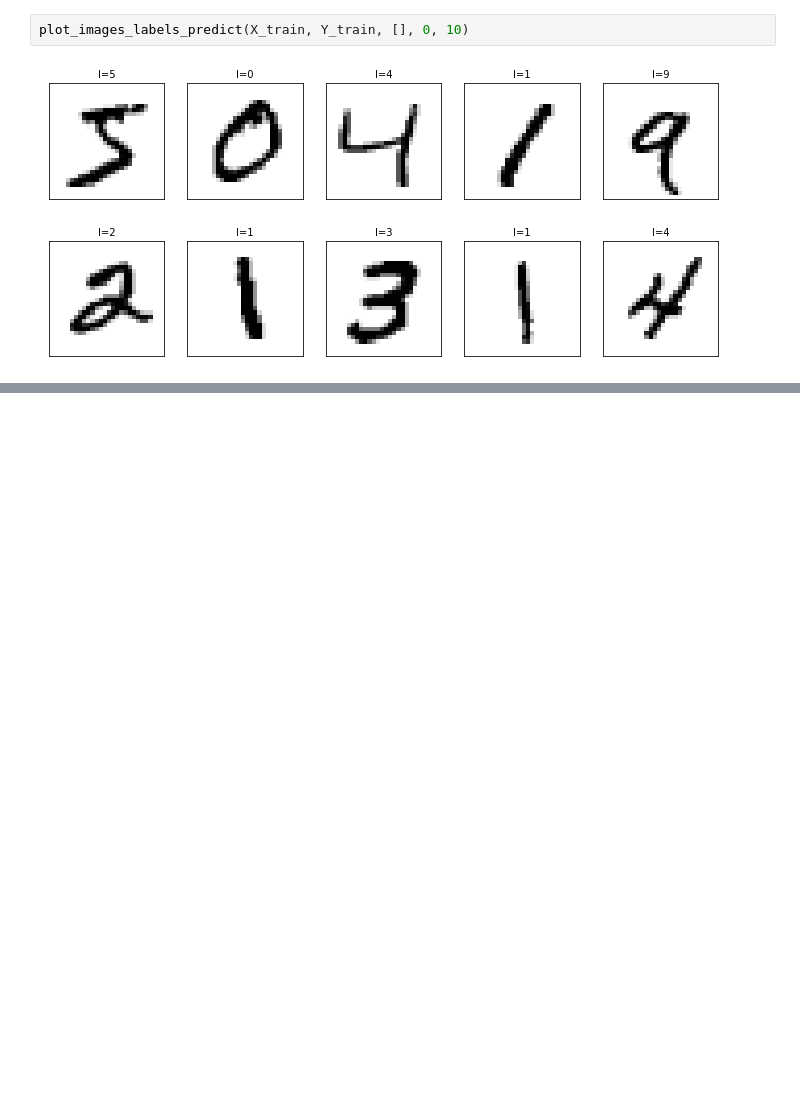
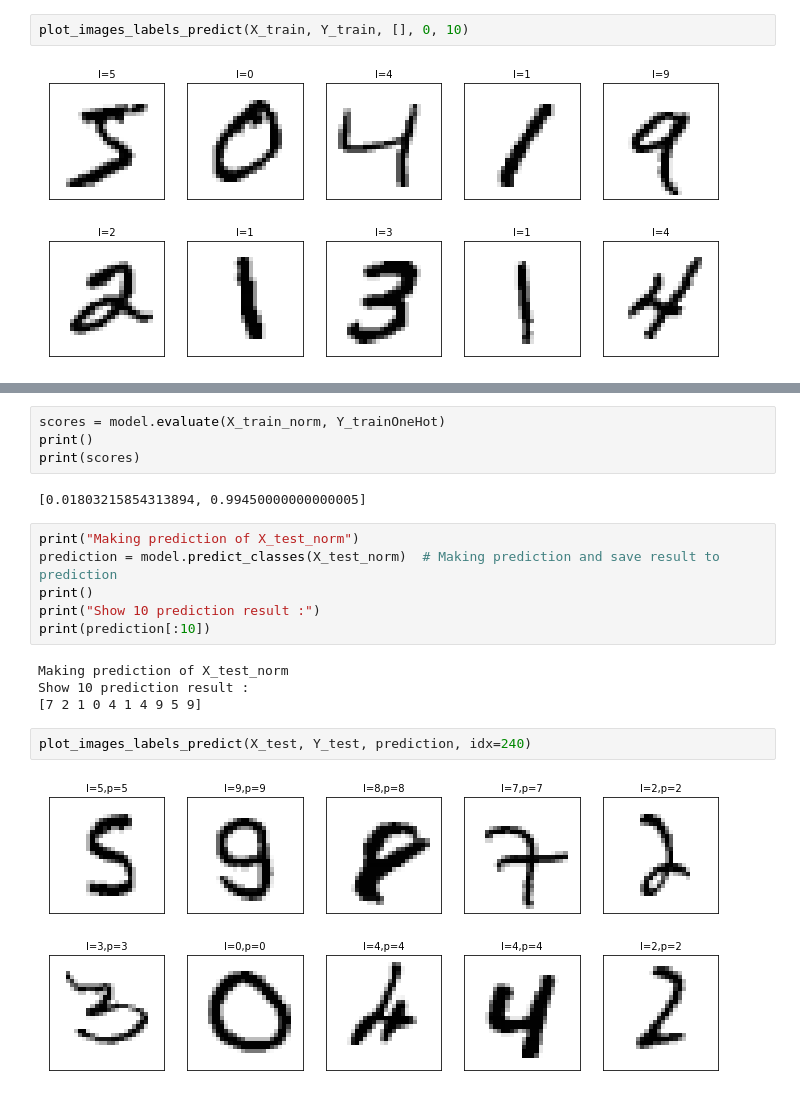
Before and after one commit to jojowither/machine_learning_course, a Jupyter notebook: HW3/Q3.2/MNIST/MNIST.ipynb, the cells around one changed output, grey strips where cells are left out. Saved outputs shown, nothing was run; the diff lists cells and outputs as text; blank space fills up the shorter version.

```diff
--- a/HW3/Q3.2/MNIST/MNIST.ipynb
+++ b/HW3/Q3.2/MNIST/MNIST.ipynb
@@ -77,0 +170,20 @@ Y_testOneHot = np_utils.to_categorical(Y_test)
+# %%
+scores = model.evaluate(X_train_norm, Y_trainOneHot)
+print()
+print(scores)
+# %% [output]
+[0.01803215854313894, 0.99450000000000005]
+# %%
+print("Making prediction of X_test_norm")
+prediction = model.predict_classes(X_test_norm)  # Making prediction and save result to prediction
+print()
+print("Show 10 prediction result :")
+print(prediction[:10])
+# %% [output]
+Making prediction of X_test_norm
+Show 10 prediction result :
+[7 2 1 0 4 1 4 9 5 9]
+# %%
+plot_images_labels_predict(X_test, Y_test, prediction, idx=240)
+# %% [output]
+[figure, added]
```
Also changed, not shown: parts of 9 cells of this notebook.
